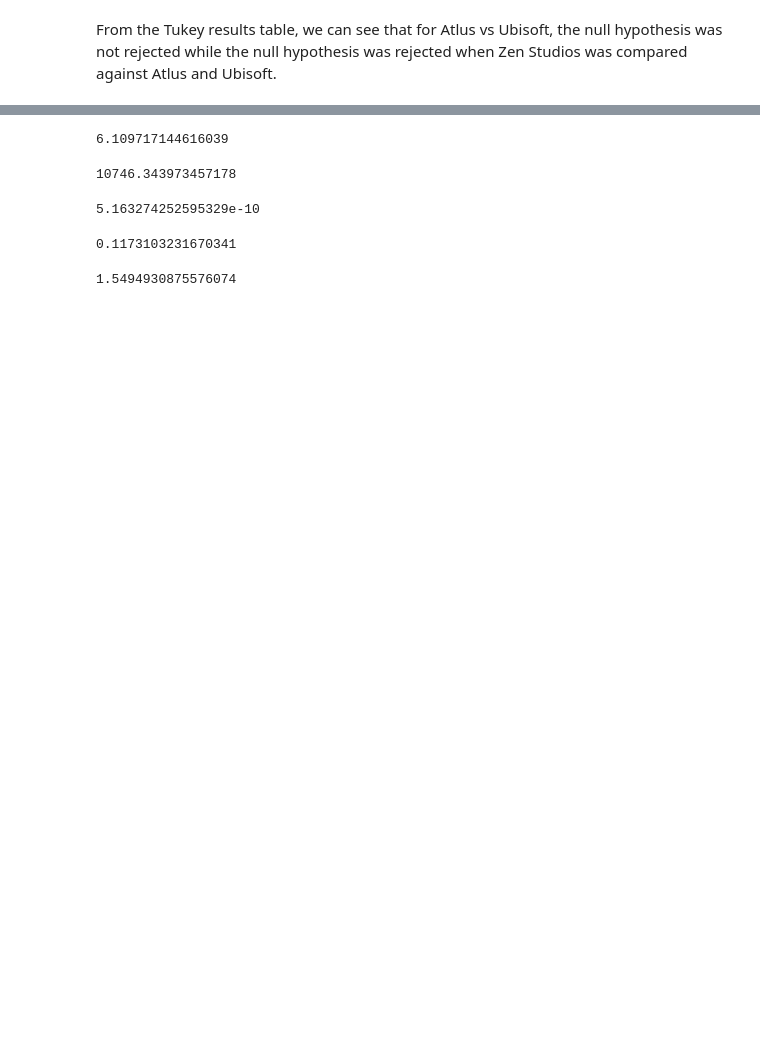
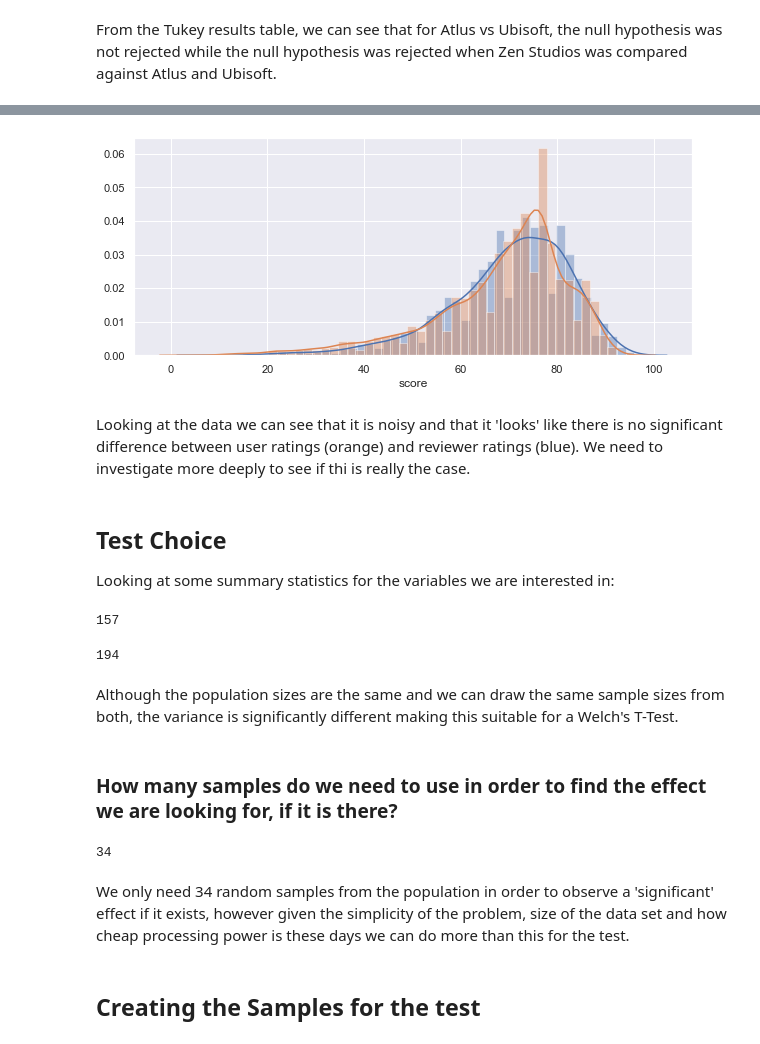
Before and after one commit to songyingho/metacritic_games_statistics, a Jupyter notebook: index.ipynb, the cells around one changed output, grey strips where cells are left out. Drawn from its saved outputs; the diff is of its cells as text; code cells hidden in the pictures; blank space fills up the shorter version.

Commit message:
final jupyter, 3/3 test

```diff
--- a/index.ipynb
+++ b/index.ipynb
@@ -412,25 +452,52 @@ The effect size observed between Ubisoft and Zen Studios is 0.719200423105961
 # %%
+#isolate PC games only for the dataset
+
 PC_df = df[df.platform == 'PC']
 
-meta_sample = PC_df["metascore"]
-user_sample = PC_df["user_score"]
+reviewer_population = PC_df["metascore"] #reviewer ratings
+user_population = PC_df["user_score"] #user ratings
-# %%
-welch_t(meta_sample,user_sample)
-# %% [output]
-6.109717144616039
-# %%
-welch_df(meta_sample, user_sample)
-# %% [output]
-10746.343973457178
-# %%
-p_value(meta_sample, user_sample)
-# %% [output]
-5.163274252595329e-10
-# %%
-cohen_d(meta_sample, user_sample)
-# %% [output]
-0.1173103231670341
-# %%
-effect_size(meta_sample, user_sample)
-# %% [output]
-1.5494930875576074
+# %%
+plt.figure(figsize=(10,4))
+reviewer_population_plot = sns.distplot(reviewer_population, axlabel = "score");
+user_population_plot = sns.distplot(user_population, axlabel = "score");
+plt.show()
+# %% [output]
+[figure, added]
+# %% [markdown]
+Looking at the data we can see that it is noisy and that it 'looks' like there is no significant difference between user ratings (orange) and reviewer ratings (blue). We need to investigate more deeply to see if thi is really the case.
+# %% [markdown]
+## Test Choice
+Looking at some summary statistics for the variables we are interested in:
+# %%
+round(reviewer_population.var())
+# %% [output]
+157
+# %%
+round(user_population.var())
+# %% [output]
+194
+# %% [markdown]
+Although the population sizes are the same and we can draw the same sample sizes from both, the variance is significantly different making this suitable for a Welch's T-Test.
+# %% [markdown]
+### How many samples do we need to use in order to find the effect we are looking for, if it is there?
+# %%
+#Power analysis in order to calculate the number of samples needed to confident we can observe the effect
+#we are looking for, if it exists
+
+analysis = TTestIndPower()
+effect = 0.8 #we are looking for a significant increase which in term of Cohen's D means >= 0.8
+alpha = 0.05 #this is the equivalent to a 5% type 1 error rate (false positive)
+power = 0.9 #this is the equivalent to a 10% type 2 error rate (false negative)
+
+required_sample_size = analysis.solve_power(effect,
+                                    power = power,
+                                    nobs1 = None,
+                                    ratio = 1,
+                                    alpha = alpha)
+round(required_sample_size)
+# %% [output]
+34
+# %% [markdown]
+We only need 34 random samples from the population in order to observe a 'significant' effect if it exists, however given the simplicity of the problem, size of the data set and how cheap processing power is these days we can do more than this for the test.
+# %% [markdown]
+## Creating the Samples for the test
```
Also changed, not shown: parts of 29 cells of this notebook.
